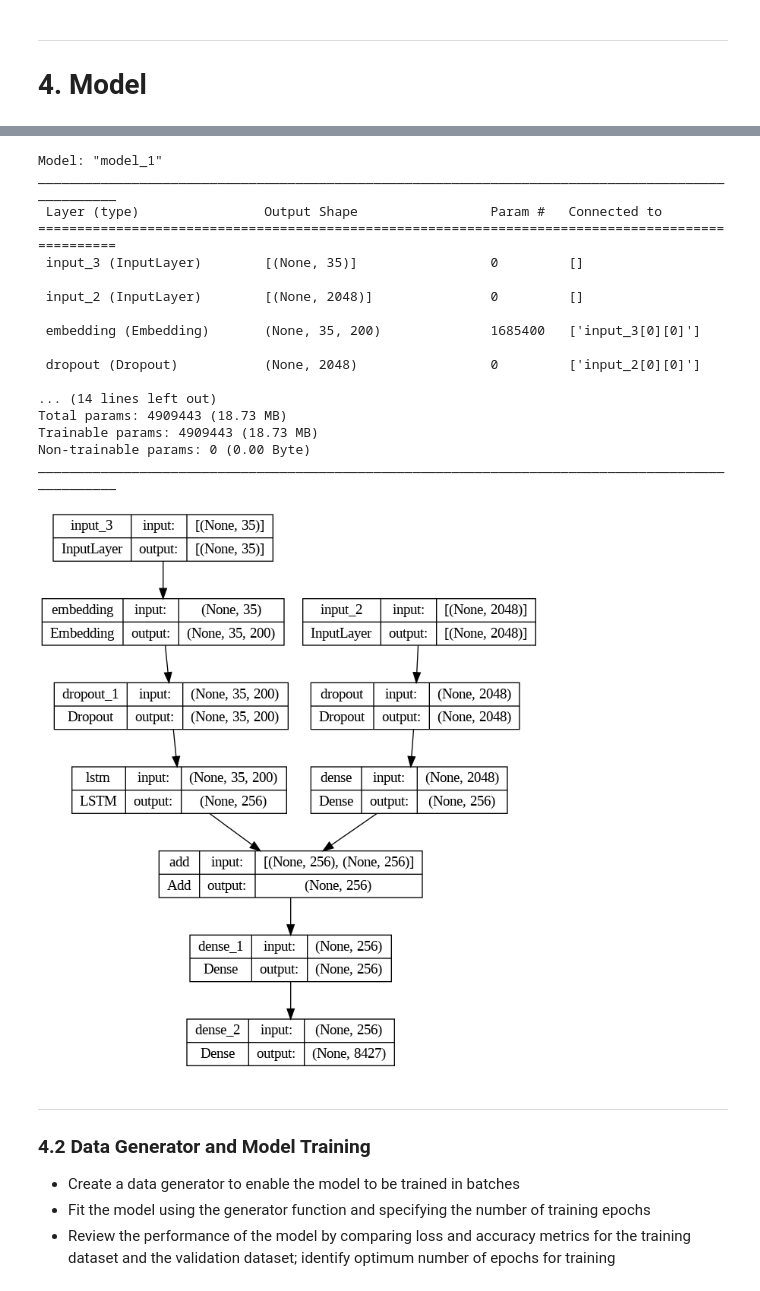
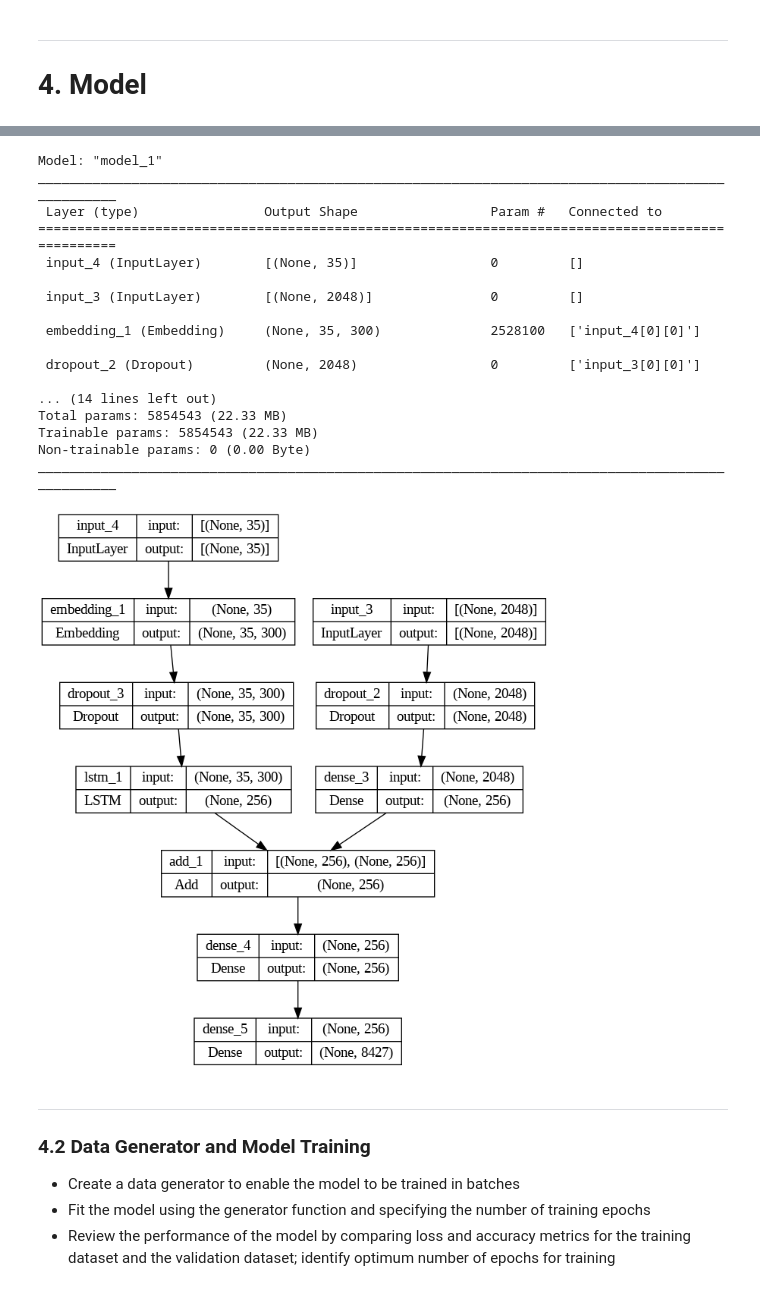
Before and after one commit to mhodierne1402/data-science-ml-portfolio, a Jupyter notebook: image-caption-generator/Image_Caption_Generator_CNN_RNN_Model_STAGE_1_Baseline.ipynb, the cells around one changed output, grey strips where cells are left out. Saved outputs shown, nothing was run; the diff lists cells and outputs as text; code cells hidden in the pictures.

```diff
--- a/image-caption-generator/Image_Caption_Generator_CNN_RNN_Model_STAGE_1_Baseline.ipynb
+++ b/image-caption-generator/Image_Caption_Generator_CNN_RNN_Model_STAGE_1_Baseline.ipynb
@@ -498,6 +503,8 @@ Number of validation set captions (= num validation dataset images): 810
 Number of test set captions (= num test dataset images): 809
 # %%
 # Load captions from pickle
+with open(f'{working_directory}captions.pkl', 'rb') as f:
+    captions = pickle.load(f)
 with open(f'{working_directory}train_captions.pkl', 'rb') as f:
     train_captions = pickle.load(f)
 with open(f'{working_directory}val_captions.pkl', 'rb') as f:
@@ -563,7 +570,7 @@ GloVe will be used to translate each of the 35 word captions into a high dimensi
 ! unzip -q glove.6B.zip -d "/content/gdrive/My Drive/Colab Data/GloVe.6B Model"
 # %%
 # Create an index of the GloVe model's 200 dimension word embeddings
-embedding_dim = 200
+embedding_dim = 300
 path_to_glove_file = f'{glove_path}glove.6B.{embedding_dim}d.txt'
 
 embeddings_index = {}
@@ -574,7 +581,7 @@ for line in f:
     coefs = np.asarray(values[1:], dtype='float32')
     embeddings_index[word] = coefs
 
-print(f'Found {len(embeddings_index)} word vectors.\n')
+print(f'Found {len(embeddings_index)} word vectors')
 
 
 # Create a matrix of shape (8427,200) - 200 dimension word vectors
@@ -585,10 +592,10 @@ for word, i in word_index.items():
     if embedding_vector is not None:
         embedding_matrix[i] = embedding_vector
 
-print(embedding_matrix[23])
-print(f'\nEmbeddings generated for {len(embedding_matrix)} words.')
+print(f'Embeddings generated for {len(embedding_matrix)} words')
+print(f'Shape of embedding matrix: {embedding_matrix.shape}')
 
 # Save embedding_matrix to pickle
 pickle.dump(embedding_matrix,
-            open(f'{working_directory}embedding_matrix.pkl', 'wb'))
+            open(f'{working_directory}embedding_matrix_{embedding_dim}.pkl', 'wb'))
 # %% [output]
@@ -612,6 +605,6 @@ Embeddings generated for 8427 words.
 # %%
 # Load embedding_matrix from pickle
-with open(f'{working_directory}embedding_matrix.pkl', 'rb') as f:
+with open(f'{working_directory}embedding_matrix_{embedding_dim}.pkl', 'rb') as f:
     embedding_matrix = pickle.load(f)
 # %% [markdown]
 ---
@@ -650,50 +683,54 @@ In summary, it's not additional feature extraction but rather a transformation a
 # %%
-embedding_dim = 200
+embedding_dim = 300  # Corresponds with the parameter selected for GloVe
 
+# Processing the image feature vector
 inputs1 = Input(shape=(2048,))
 fe1 = Dropout(0.5)(inputs1)
 fe2 = Dense(256, activation='relu')(fe1)
 
+# Processing the tokenized text sequence
 inputs2 = Input(shape=(max_length,))
 se1 = Embedding(vocab_size, embedding_dim, mask_zero=True)(inputs2)
 se2 = Dropout(0.5)(se1)
 se3 = LSTM(256)(se2)
 
+# Decoding the output using softmax
 decoder1 = add([fe2, se3])
 decoder2 = Dense(256, activation='relu')(decoder1)
 outputs = Dense(vocab_size, activation='softmax')(decoder2)
 
 model = Model(inputs=[inputs1, inputs2], outputs=outputs)
 model.summary()
 
 # Before training the model, ensure not to retrain the weights
-# in the embedding layer (pre-trained Glove vectors).
-
+# in the embedding layer (pre-trained Glove vectors)
 model.layers[2].set_weights([embedding_matrix])
 model.layers[2].trainable = False
+
+# Compile the model
 model.compile(loss='categorical_crossentropy', optimizer='adam', metrics=['accuracy'])
 
 # Plot the model
 plot_model(model, show_shapes=True)
 # %% [output]
 Model: "model_1"
 __________________________________________________________________________________________________
  Layer (type)                Output Shape                 Param #   Connected to
 ==================================================================================================
- input_3 (InputLayer)        [(None, 35)]                 0         []
+ input_4 (InputLayer)        [(None, 35)]                 0         []
 
- input_2 (InputLayer)        [(None, 2048)]               0         []
+ input_3 (InputLayer)        [(None, 2048)]               0         []
 
- embedding (Embedding)       (None, 35, 200)              1685400   ['input_3[0][0]']
+ embedding_1 (Embedding)     (None, 35, 300)              2528100   ['input_4[0][0]']
 
- dropout (Dropout)           (None, 2048)                 0         ['input_2[0][0]']
+ dropout_2 (Dropout)         (None, 2048)                 0         ['input_3[0][0]']
 
 ... (14 lines left out)
-Total params: 4909443 (18.73 MB)
-Trainable params: 4909443 (18.73 MB)
+Total params: 5854543 (22.33 MB)
+Trainable params: 5854543 (22.33 MB)
 Non-trainable params: 0 (0.00 Byte)
 __________________________________________________________________________________________________
-[figure, old version]
+[figure, new version]
 # %% [markdown]
 ---
 
```
Also changed, not shown: parts of 33 cells of this notebook.
